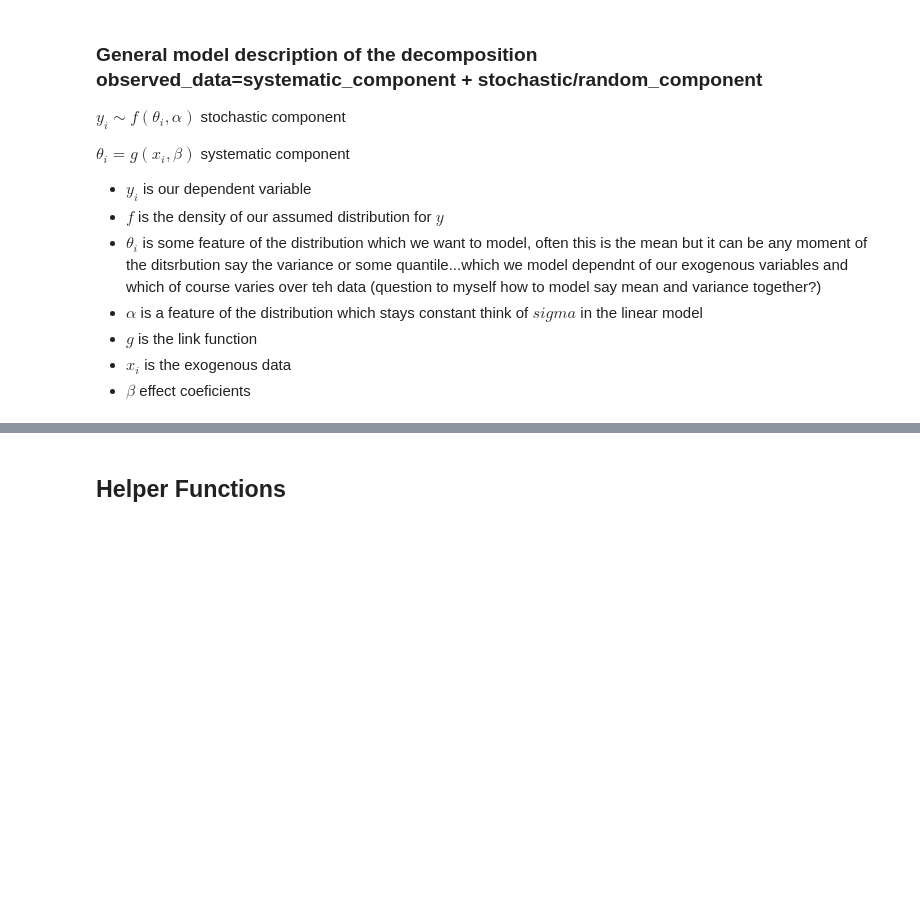
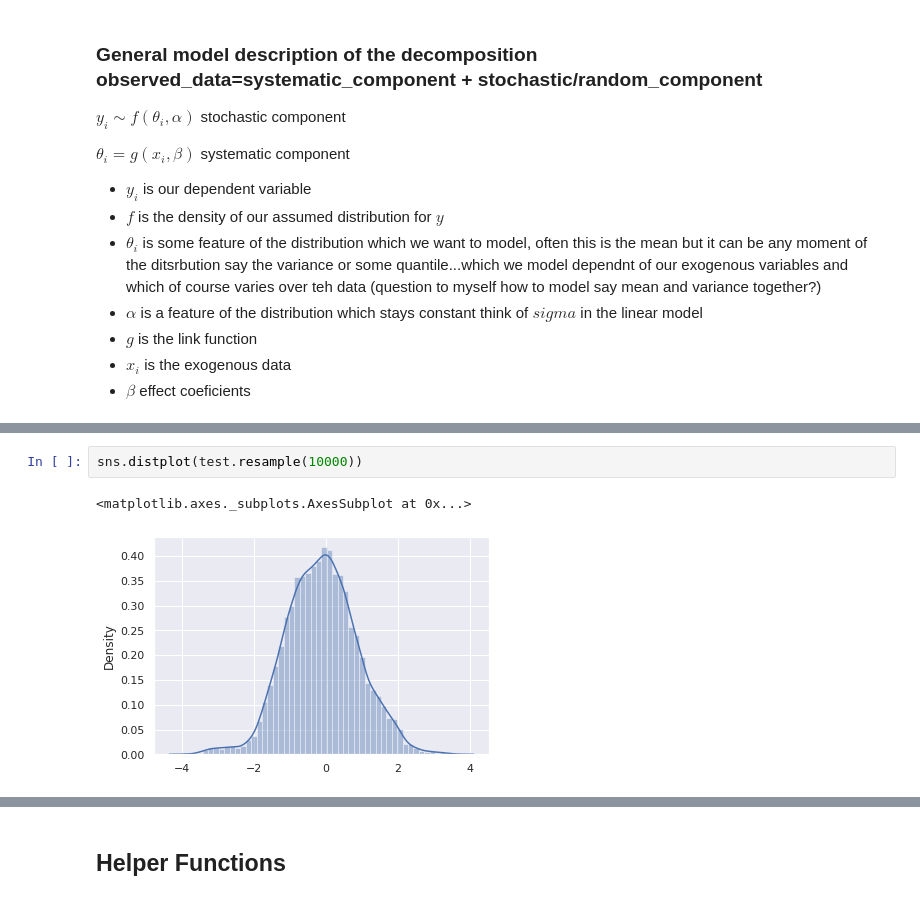
Before and after one commit to ChristopherTh/statistics-blog, a Jupyter notebook: _notebooks/2020-10-16-gary_king.ipynb, the cells around one changed output, grey strips where cells are left out. Drawn from its saved outputs; the diff is of its cells as text; blank space fills up the shorter version.

```diff
--- a/_notebooks/2020-10-16-gary_king.ipynb
+++ b/_notebooks/2020-10-16-gary_king.ipynb
@@ -101,0 +128,5 @@ $\theta_i=g(x_i, \beta)$ systematic component
+# %%
+sns.distplot(test.resample(10000))
+# %% [output]
+<matplotlib.axes._subplots.AxesSubplot at 0x...>
+[figure, added]
```
Also changed, not shown: parts of 6 cells of this notebook.
